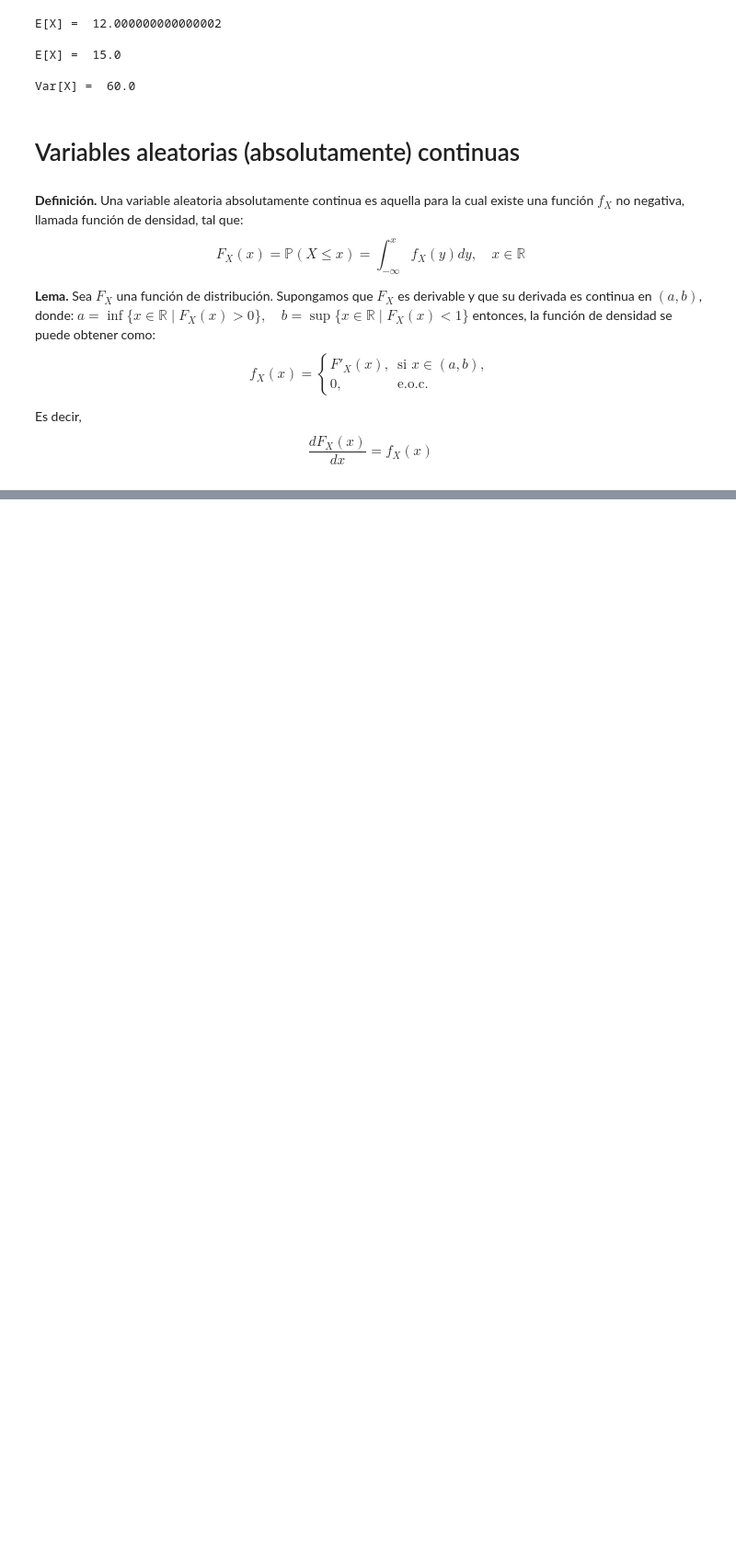
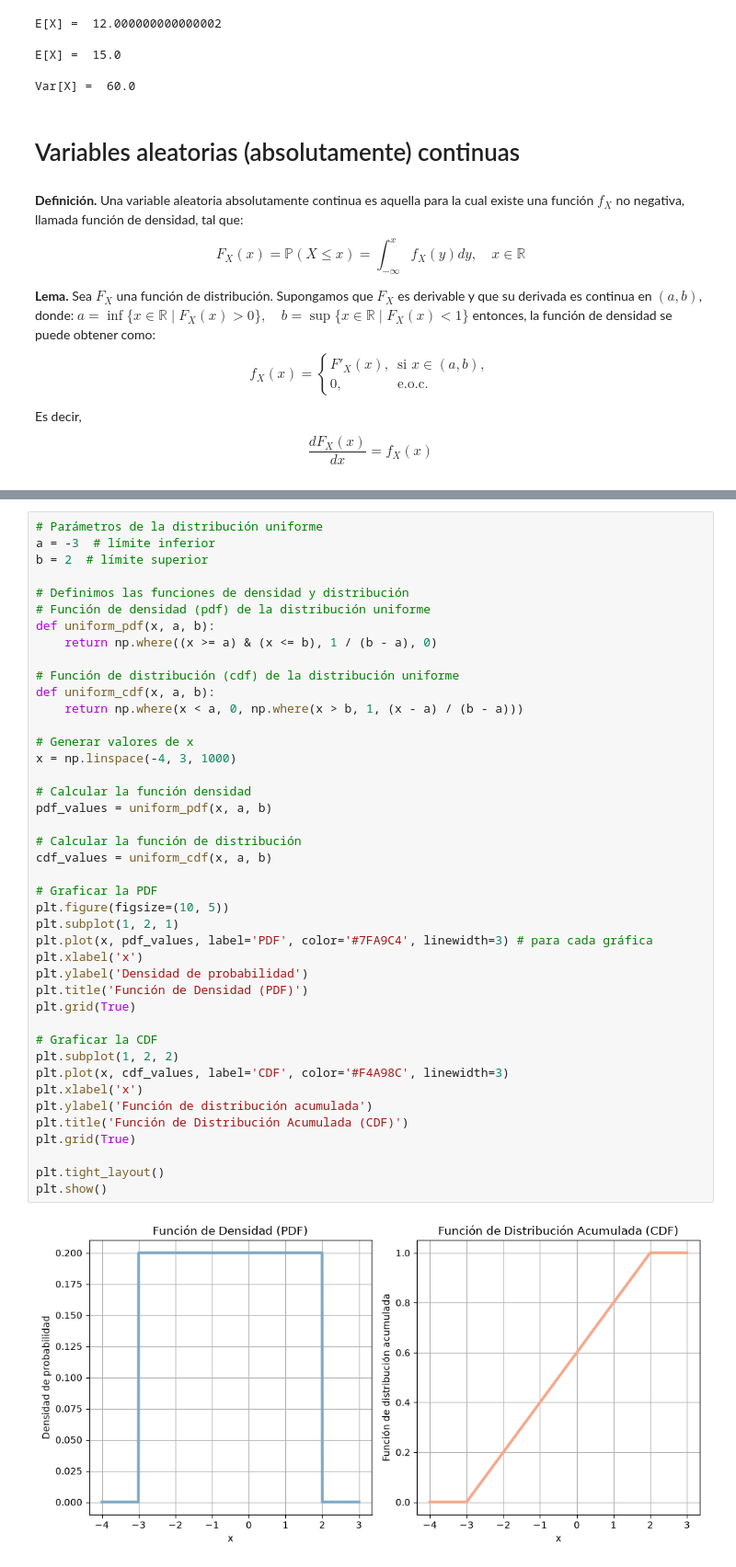
Before and after one commit to dianacondemp-1301/Modulo_ll_Mod_estadisticos, a Jupyter notebook: Variables_aleatorias.ipynb, the cells around one changed output, grey strips where cells are left out. Shown at 92% size. Cells and saved outputs as stored; diff of their text form; blank space fills up the shorter version.

```diff
--- a/Variables_aleatorias.ipynb
+++ b/Variables_aleatorias.ipynb
@@ -1150,0 +1187,44 @@ $$ \frac{dF_X(x)}{dx} = f_X(x)$$
+# %%
+# Parámetros de la distribución uniforme
+a = -3  # límite inferior
+b = 2  # límite superior
+
+# Definimos las funciones de densidad y distribución
+# Función de densidad (pdf) de la distribución uniforme
+def uniform_pdf(x, a, b):
+    return np.where((x >= a) & (x <= b), 1 / (b - a), 0)
+
+# Función de distribución (cdf) de la distribución uniforme
+def uniform_cdf(x, a, b):
+    return np.where(x < a, 0, np.where(x > b, 1, (x - a) / (b - a)))
+
+# Generar valores de x
+x = np.linspace(-4, 3, 1000)
+
+# Calcular la función densidad
+pdf_values = uniform_pdf(x, a, b)
+
+# Calcular la función de distribución
+cdf_values = uniform_cdf(x, a, b)
+
+# Graficar la PDF
+plt.figure(figsize=(10, 5))
+plt.subplot(1, 2, 1)
+plt.plot(x, pdf_values, label='PDF', color='#7FA9C4', linewidth=3) # para cada gráfica
+plt.xlabel('x')
+plt.ylabel('Densidad de probabilidad')
+plt.title('Función de Densidad (PDF)')
+plt.grid(True)
+
+# Graficar la CDF
+plt.subplot(1, 2, 2)
+plt.plot(x, cdf_values, label='CDF', color='#F4A98C', linewidth=3)
+plt.xlabel('x')
+plt.ylabel('Función de distribución acumulada')
+plt.title('Función de Distribución Acumulada (CDF)')
+plt.grid(True)
+
+plt.tight_layout()
+plt.show()
+# %% [output]
+[figure, added]
```
Also changed, not shown: parts of 4 cells of this notebook.
